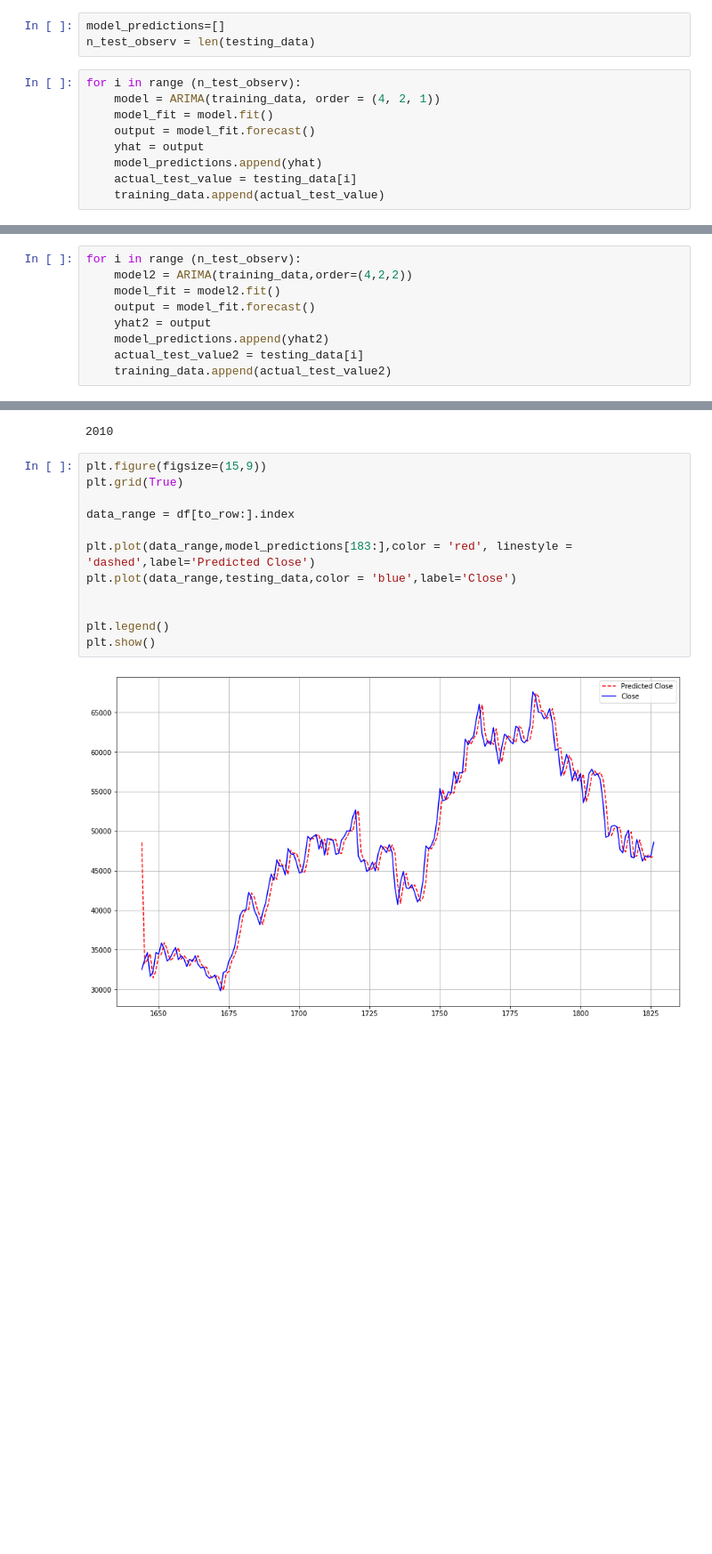
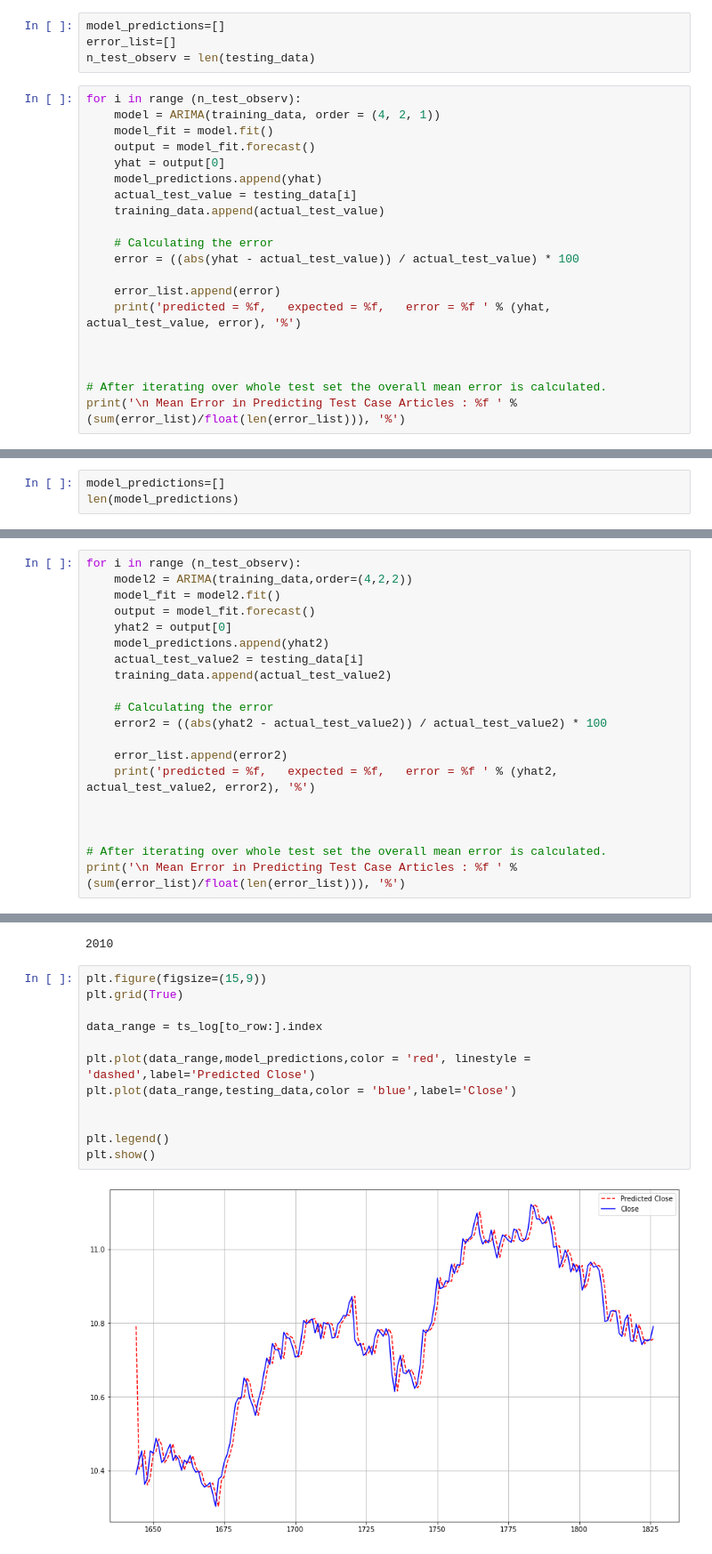
Before and after one commit to marina-sam14/BitcoinClosePricePrediction, a Jupyter notebook: ARIMA.ipynb, the cells around one changed output, grey strips where cells are left out. Shown at 89% size. Drawn from its saved outputs; the diff is of its cells as text; blank space fills up the shorter version.

```diff
--- a/ARIMA.ipynb
+++ b/ARIMA.ipynb
@@ -83,13 +175,25 @@ len(testing_data)
 183
 # %%
 model_predictions=[]
+error_list=[]
 n_test_observ = len(testing_data)
 # %%
 for i in range (n_test_observ):
     model = ARIMA(training_data, order = (4, 2, 1))
     model_fit = model.fit()
     output = model_fit.forecast()
-    yhat = output
+    yhat = output[0]
     model_predictions.append(yhat)
     actual_test_value = testing_data[i]
     training_data.append(actual_test_value)
+
+    # Calculating the error
+    error = ((abs(yhat - actual_test_value)) / actual_test_value) * 100
+
+    error_list.append(error)
+    print('predicted = %f,   expected = %f,   error = %f ' % (yhat, actual_test_value, error), '%')
+
+
+
+# After iterating over whole test set the overall mean error is calculated.
+print('\n Mean Error in Predicting Test Case Articles : %f ' % (sum(error_list)/float(len(error_list))), '%')
@@ -145,0 +265,3 @@ MAPE: 0.24988660972839724
+# %%
+model_predictions=[]
+len(model_predictions)
@@ -148,7 +272,18 @@ for i in range (n_test_observ):
     model2 = ARIMA(training_data,order=(4,2,2))
     model_fit = model2.fit()
     output = model_fit.forecast()
-    yhat2 = output
+    yhat2 = output[0]
     model_predictions.append(yhat2)
     actual_test_value2 = testing_data[i]
     training_data.append(actual_test_value2)
+
+    # Calculating the error
+    error2 = ((abs(yhat2 - actual_test_value2)) / actual_test_value2) * 100
+
+    error_list.append(error2)
+    print('predicted = %f,   expected = %f,   error = %f ' % (yhat2, actual_test_value2, error2), '%')
+
+
+
+# After iterating over whole test set the overall mean error is calculated.
+print('\n Mean Error in Predicting Test Case Articles : %f ' % (sum(error_list)/float(len(error_list))), '%')
@@ -191,14 +344,14 @@ len(training_data)
 # %%
 plt.figure(figsize=(15,9))
 plt.grid(True)
 
-data_range = df[to_row:].index
+data_range = ts_log[to_row:].index
 
-plt.plot(data_range,model_predictions[183:],color = 'red', linestyle = 'dashed',label='Predicted Close')
+plt.plot(data_range,model_predictions,color = 'red', linestyle = 'dashed',label='Predicted Close')
 plt.plot(data_range,testing_data,color = 'blue',label='Close')
 
 
 plt.legend()
 plt.show()
 # %% [output]
-[figure, old version]
+[figure, new version]
```
Also changed, not shown: parts of 33 cells of this notebook.
